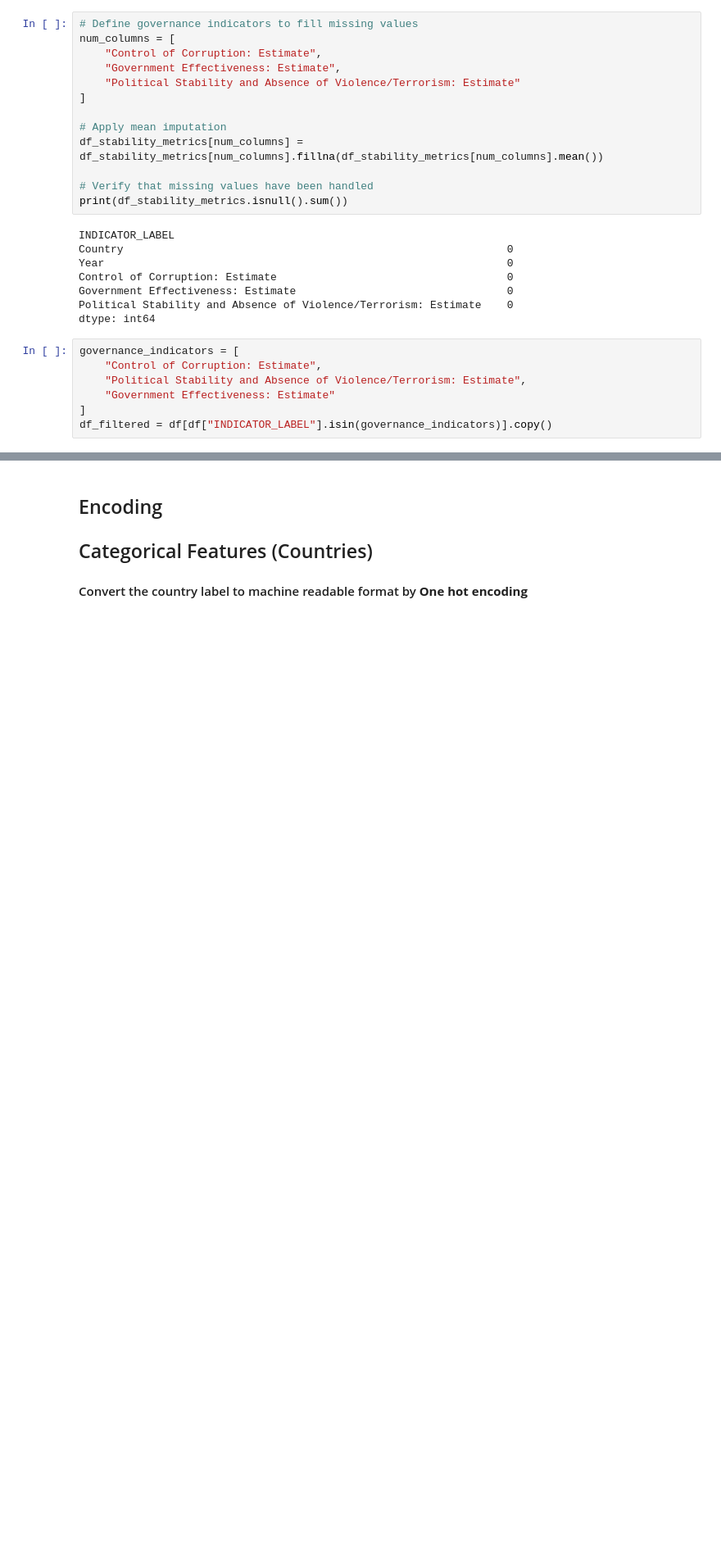
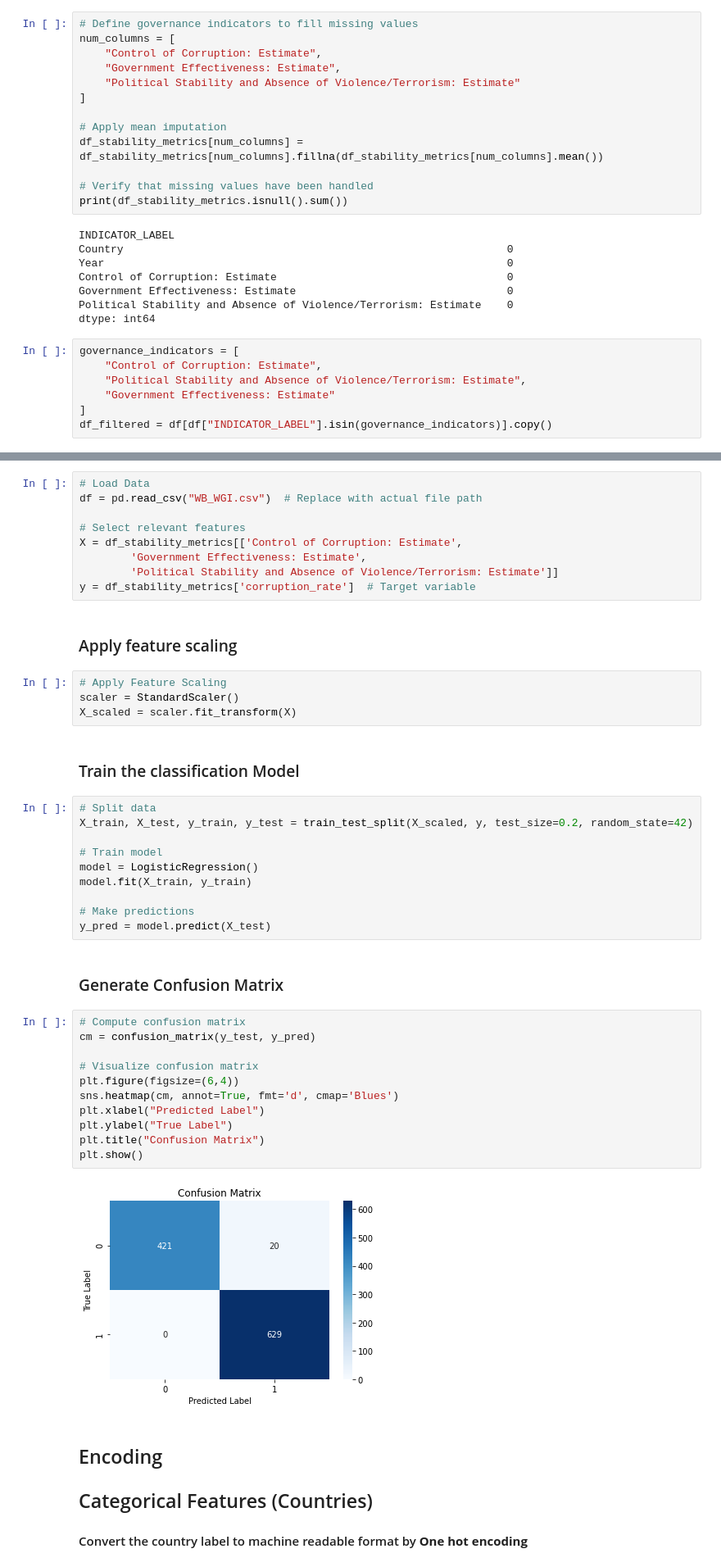
Before and after one commit to AUSTIN-QuadrantLOOM/project-phase-three, a Jupyter notebook: Macro economic risk of Graft analysis.ipynb, the cells around one changed output, grey strips where cells are left out. Shown at 82% size. Saved outputs shown, nothing was run; the diff lists cells and outputs as text; blank space fills up the shorter version.

Commit message:
computing a confusion matrix

```diff
--- a/Macro economic risk of Graft analysis.ipynb
+++ b/Macro economic risk of Graft analysis.ipynb
@@ -263,3 +249,45 @@ df_filtered = df[df["INDICATOR_LABEL"].isin(governance_indicators)].copy()
+# %%
+# Load Data
+df = pd.read_csv("WB_WGI.csv")  # Replace with actual file path
+
+# Select relevant features
+X = df_stability_metrics[['Control of Corruption: Estimate',
+        'Government Effectiveness: Estimate',
+        'Political Stability and Absence of Violence/Terrorism: Estimate']]
+y = df_stability_metrics['corruption_rate']  # Target variable
+# %% [markdown]
+### Apply feature scaling
+# %%
+# Apply Feature Scaling
+scaler = StandardScaler()
+X_scaled = scaler.fit_transform(X)
+# %% [markdown]
+### Train the classification Model
+# %%
+# Split data
+X_train, X_test, y_train, y_test = train_test_split(X_scaled, y, test_size=0.2, random_state=42)
+
+# Train model
+model = LogisticRegression()
+model.fit(X_train, y_train)
+
+# Make predictions
+y_pred = model.predict(X_test)
+# %% [markdown]
+### Generate Confusion Matrix
+# %%
+# Compute confusion matrix
+cm = confusion_matrix(y_test, y_pred)
+
+# Visualize confusion matrix
+plt.figure(figsize=(6,4))
+sns.heatmap(cm, annot=True, fmt='d', cmap='Blues')
+plt.xlabel("Predicted Label")
+plt.ylabel("True Label")
+plt.title("Confusion Matrix")
+plt.show()
+# %% [output]
+[figure, added]
 # %% [markdown]
 ## Encoding
 ## Categorical Features (Countries)
```
Also changed, not shown: parts of 16 cells of this notebook.
